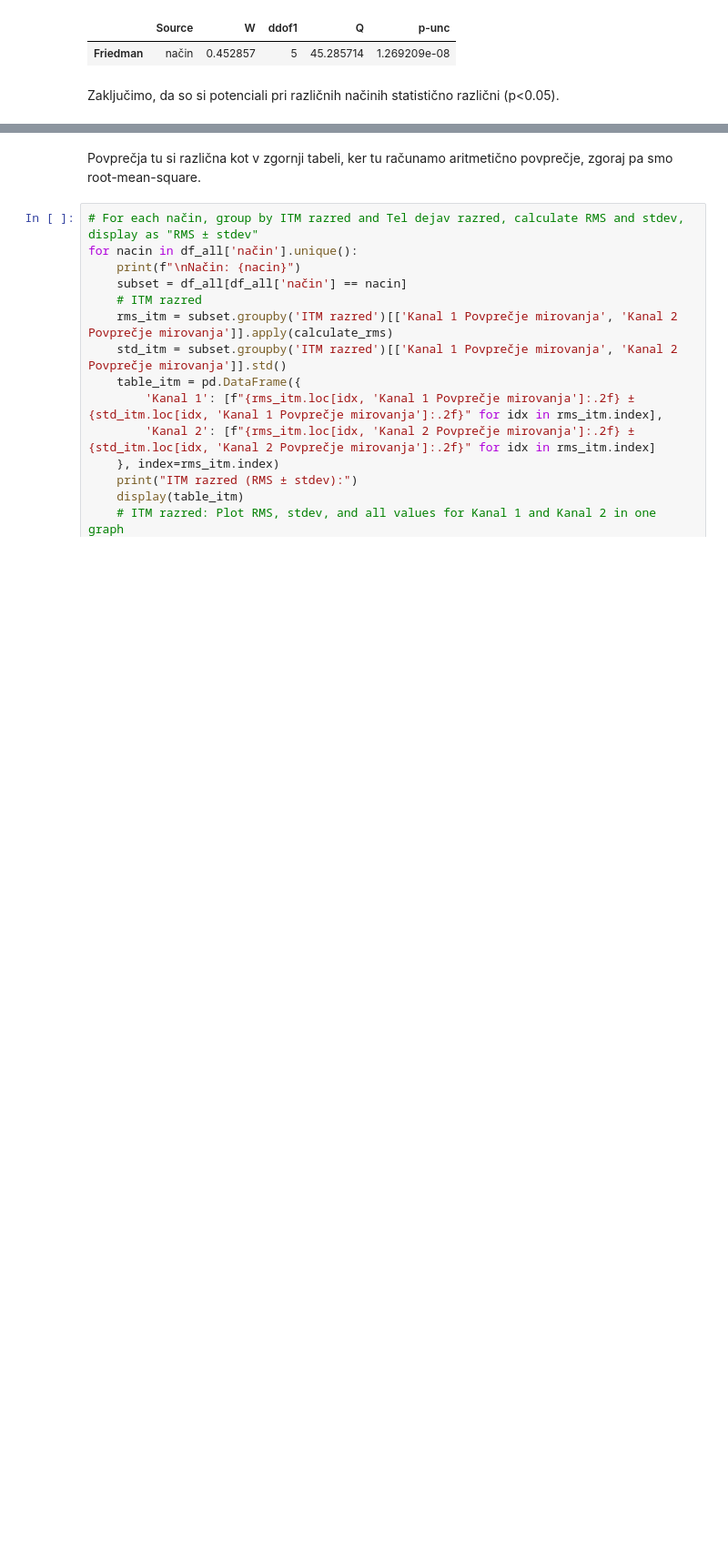
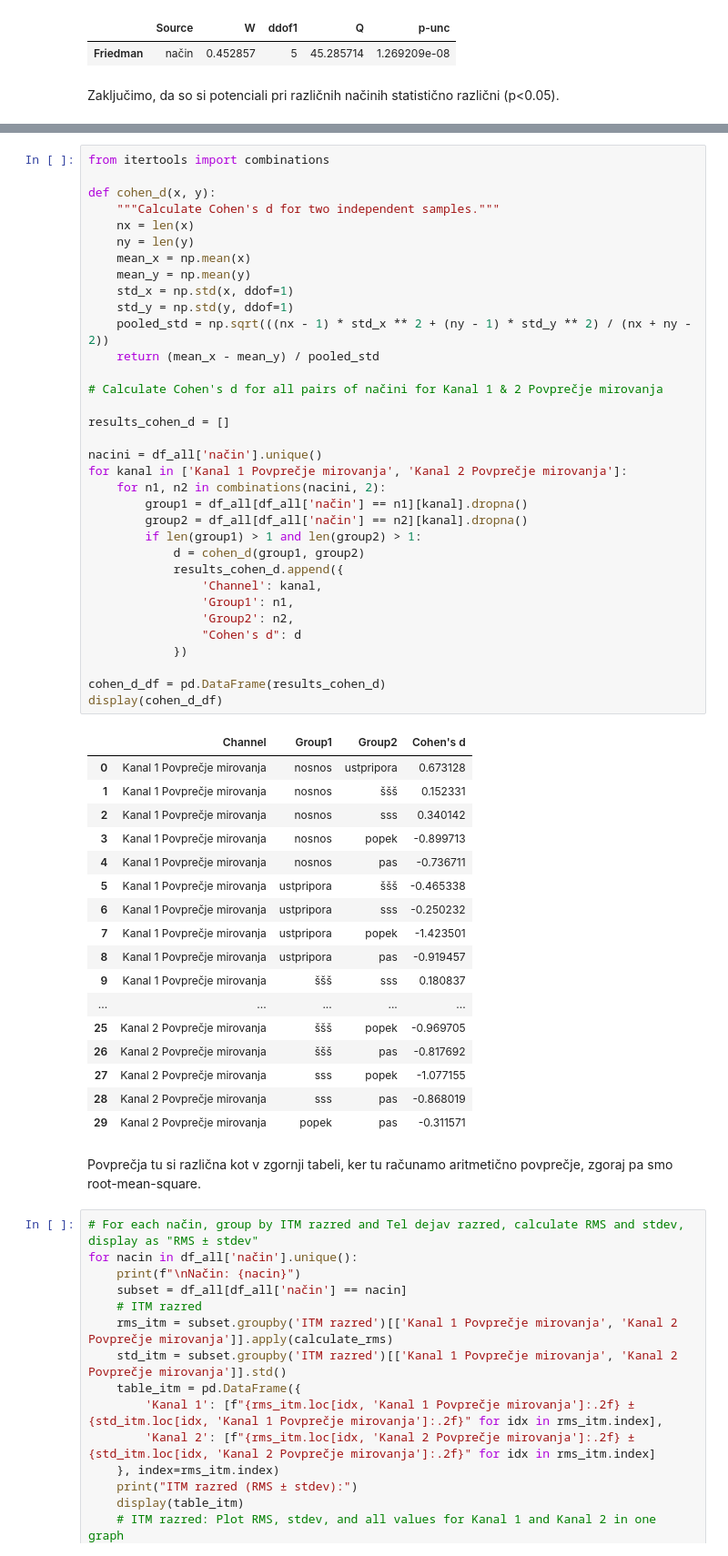
Before and after one commit to urbanog/katarina-breznik, a Jupyter notebook: main.ipynb, the cells around one changed output, grey strips where cells are left out. Shown at 91% size. Saved outputs shown, nothing was run; the diff lists cells and outputs as text; blank space fills up the shorter version.

```diff
--- a/main.ipynb
+++ b/main.ipynb
@@ -320,3 +344,55 @@ Word document exported as 'Post-hoc Tukey test with Bonferroni correction.docx'
+# %%
+from itertools import combinations
+
+def cohen_d(x, y):
+    """Calculate Cohen's d for two independent samples."""
+    nx = len(x)
+    ny = len(y)
+    mean_x = np.mean(x)
+    mean_y = np.mean(y)
+    std_x = np.std(x, ddof=1)
+    std_y = np.std(y, ddof=1)
+    pooled_std = np.sqrt(((nx - 1) * std_x ** 2 + (ny - 1) * std_y ** 2) / (nx + ny - 2))
+    return (mean_x - mean_y) / pooled_std
+
+# Calculate Cohen's d for all pairs of načini for Kanal 1 & 2 Povprečje mirovanja
+
+results_cohen_d = []
+
+nacini = df_all['način'].unique()
+for kanal in ['Kanal 1 Povprečje mirovanja', 'Kanal 2 Povprečje mirovanja']:
+    for n1, n2 in combinations(nacini, 2):
+        group1 = df_all[df_all['način'] == n1][kanal].dropna()
+        group2 = df_all[df_all['način'] == n2][kanal].dropna()
+        if len(group1) > 1 and len(group2) > 1:
+            d = cohen_d(group1, group2)
+            results_cohen_d.append({
+                'Channel': kanal,
+                'Group1': n1,
+                'Group2': n2,
+                "Cohen's d": d
+            })
+
+cohen_d_df = pd.DataFrame(results_cohen_d)
+display(cohen_d_df)
+# %% [output]
+|  | Channel | Group1 | Group2 | Cohen's d |
+| 0 | Kanal 1 Povprečje mirovanja | nosnos | ustpripora | 0.673128 |
+| 1 | Kanal 1 Povprečje mirovanja | nosnos | ššš | 0.152331 |
+| 2 | Kanal 1 Povprečje mirovanja | nosnos | sss | 0.340142 |
+| 3 | Kanal 1 Povprečje mirovanja | nosnos | popek | -0.899713 |
+| 4 | Kanal 1 Povprečje mirovanja | nosnos | pas | -0.736711 |
+| 5 | Kanal 1 Povprečje mirovanja | ustpripora | ššš | -0.465338 |
+| 6 | Kanal 1 Povprečje mirovanja | ustpripora | sss | -0.250232 |
+| 7 | Kanal 1 Povprečje mirovanja | ustpripora | popek | -1.423501 |
+| 8 | Kanal 1 Povprečje mirovanja | ustpripora | pas | -0.919457 |
+| 9 | Kanal 1 Povprečje mirovanja | ššš | sss | 0.180837 |
+| ... | ... | ... | ... | ... |
+| 25 | Kanal 2 Povprečje mirovanja | ššš | popek | -0.969705 |
+| 26 | Kanal 2 Povprečje mirovanja | ššš | pas | -0.817692 |
+| 27 | Kanal 2 Povprečje mirovanja | sss | popek | -1.077155 |
+| 28 | Kanal 2 Povprečje mirovanja | sss | pas | -0.868019 |
+| 29 | Kanal 2 Povprečje mirovanja | popek | pas | -0.311571 |
 # %% [markdown]
 Povprečja tu si različna kot v zgornji tabeli, ker tu računamo aritmetično povprečje, zgoraj pa smo root-mean-square.
 # %%
```
Also changed, not shown: parts of 2 cells of this notebook, 6 other files.
